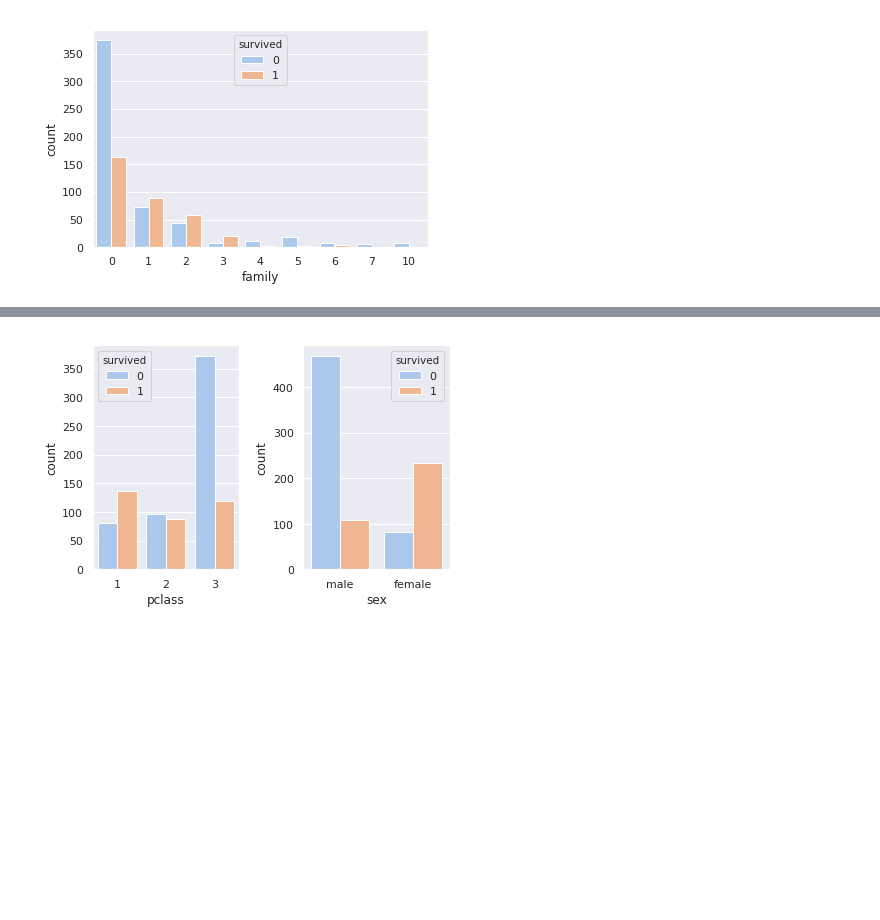
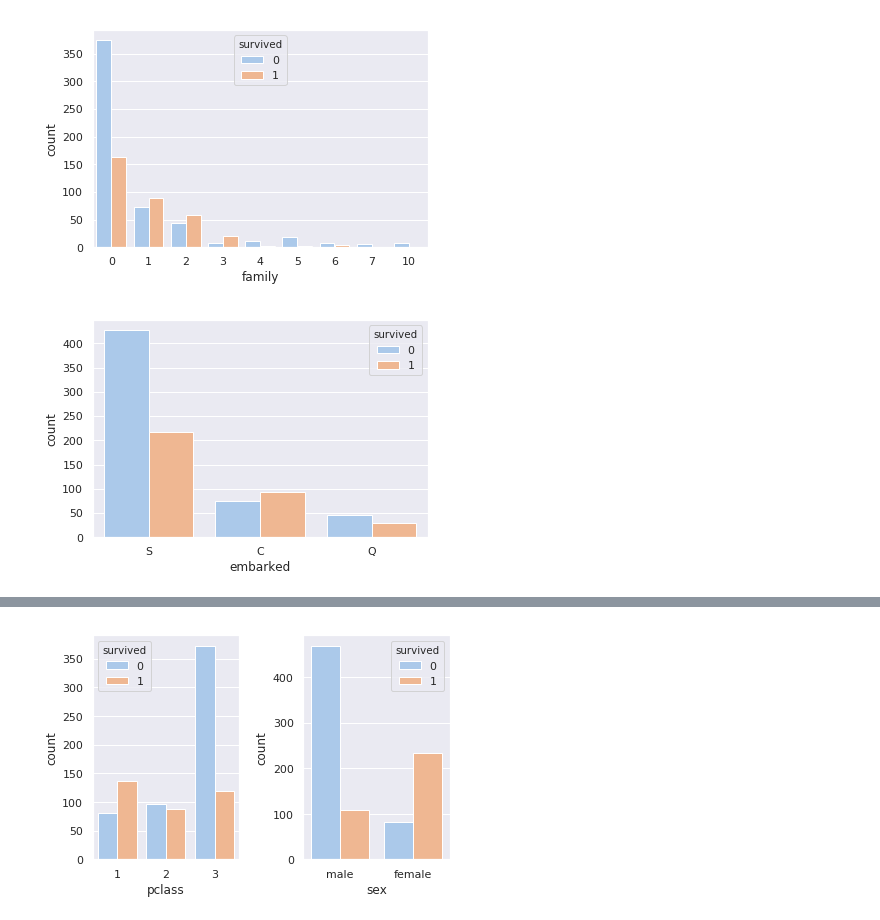
Before and after one commit to sdlm/titanic, a Jupyter notebook: titanic/kernel_2.ipynb, the cells around one changed output, grey strips where cells are left out. Cells and saved outputs as stored; diff of their text form; code cells hidden in the pictures; blank space fills up the shorter version.

Commit message:
Add charts

```diff
--- a/titanic/kernel_2.ipynb
+++ b/titanic/kernel_2.ipynb
@@ -26,3 +26,7 @@ df['family'] = df['sibsp'] + df['parch']
 sns.countplot('family', hue='survived', data=df);
 # %% [output]
 [figure]
+# %%
+sns.countplot('embarked', hue='survived', data=df);
+# %% [output]
+[figure, added]
```
Also changed, not shown: parts of 3 cells of this notebook.
